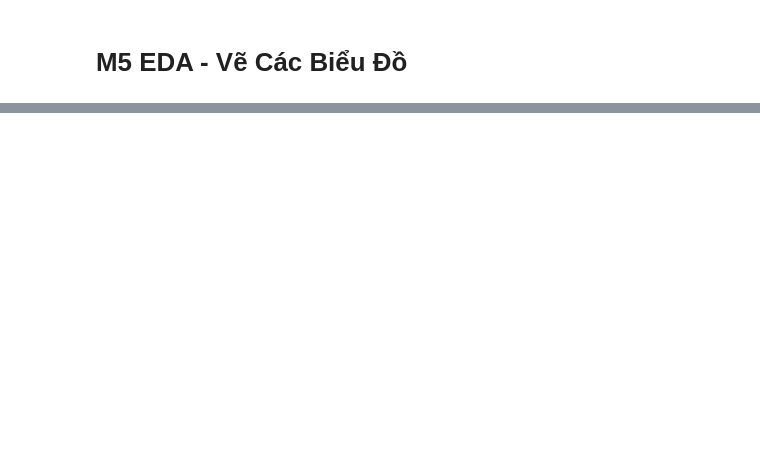
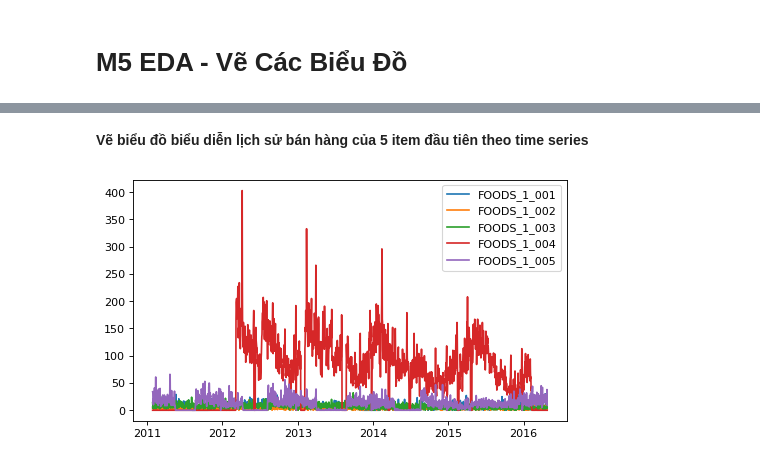
Before and after one commit to HienNguyenMinh/PythonAssignment, a Jupyter notebook: BaiTap2.ipynb, the cells around one changed output, grey strips where cells are left out. Drawn from its saved outputs; the diff is of its cells as text; code cells hidden in the pictures; blank space fills up the shorter version.

```diff
--- a/BaiTap2.ipynb
+++ b/BaiTap2.ipynb
@@ -22,0 +49,5 @@ for dirname, _, filenames in os.walk('/kaggle/input'):
+# %%
+#Đọc dữ liệu từ các file *.csv
+sale2 = pd.read_csv('/content/M5Forecasting/sales_train_validation.csv')
+cale4 = pd.read_csv('/content/M5Forecasting/calendar.csv')
+prices = pd.read_csv('/content/M5Forecasting/sell_prices.csv')
@@ -22,0 +67,8 @@ for dirname, _, filenames in os.walk('/kaggle/input'):
+# %%
+import datetime
+x = datetime.date(2011,1,29)
+for c in ((sale2.columns)[6:]):
+    sale2.rename(columns={c:x},inplace=True)
+    x = x + datetime.timedelta(days=1)
+
+sale2.head(3)
@@ -22,0 +81,12 @@ for dirname, _, filenames in os.walk('/kaggle/input'):
+# %% [markdown]
+**Vẽ biểu đồ biểu diễn lịch sử bán hàng của 5 item đầu tiên theo time series**
+# %%
+X = sale2.groupby('item_id')[(sale2.columns)[6:]].sum()
+import matplotlib.pyplot as plt
+plt.figure(num=None, figsize=(7, 4), dpi=80, facecolor='w', edgecolor='k')
+for i in range(5):
+    plt.plot(X.iloc[i,:],label=X.index[i])
+    plt.legend(loc='best')
+plt.show()
+# %% [output]
+[figure, added]
```
Also changed, not shown: parts of 7 cells of this notebook.
